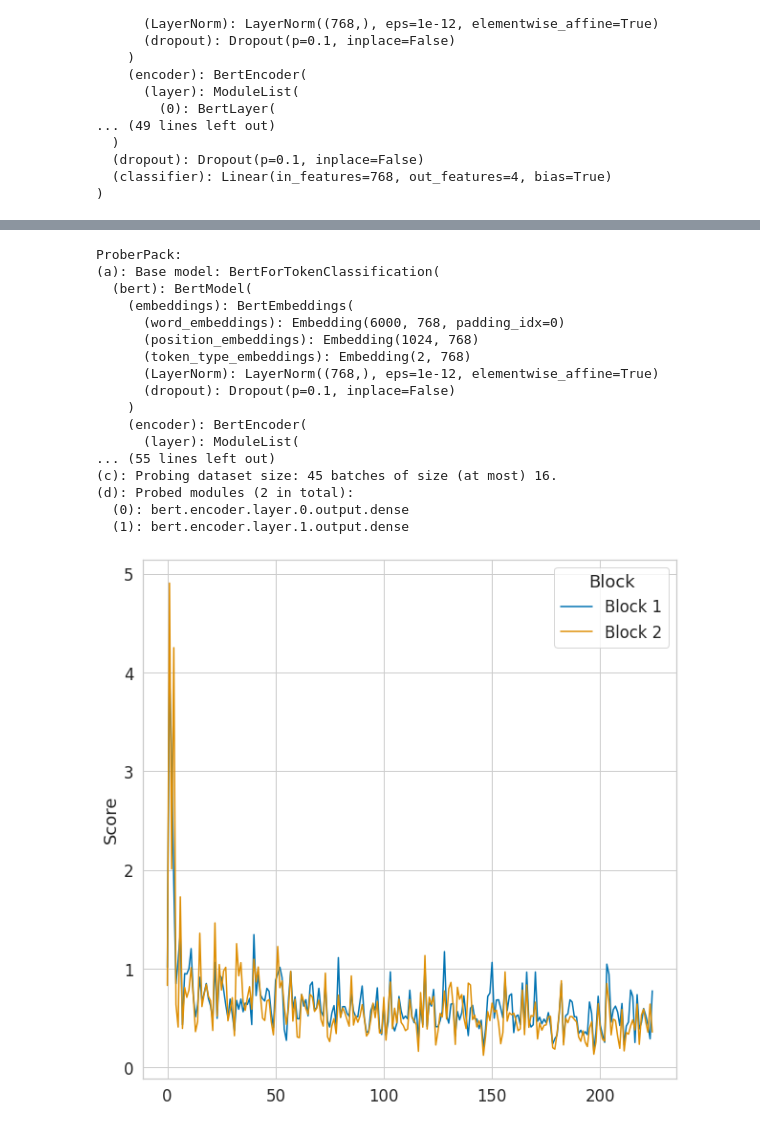
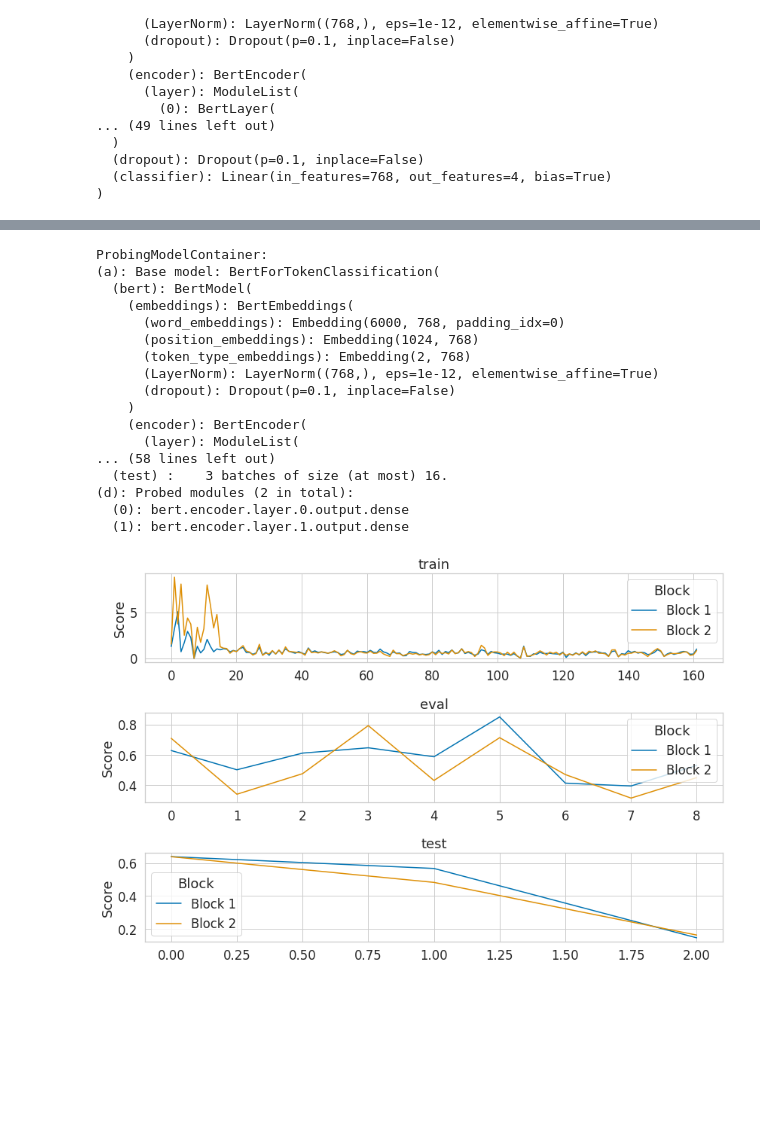
Before and after one commit to ulysses-camara/ulysses-curiosity, a Jupyter notebook: notebooks/test_notebook.ipynb, the cells around one changed output, grey strips where cells are left out. Drawn from its saved outputs; the diff is of its cells as text; code cells hidden in the pictures; blank space fills up the shorter version.

Commit message:
update: tests in test_notebook

```diff
--- a/notebooks/test_notebook.ipynb
+++ b/notebooks/test_notebook.ipynb
@@ -180,7 +251,7 @@ import datasets
 
 data = datasets.Dataset.load_from_disk(
     "../../segmentador/data/df_tokenized_split_0_120000_6000/eval/"
-).shard(num_shards=20, index=0)
+).shard(num_shards=15, index=0)
 
 def fn_pad(item):
     new_item = {}
@@ -205,5 +276,7 @@ num_cls = 3
 
 data = data.map(fn_pad)
 data.set_format("torch")
-data
+df_train, aux = data.train_test_split(test_size=0.1, shuffle=True).values()
+df_eval, df_test = aux.train_test_split(test_size=0.5, shuffle=False).values()
+df_train, df_eval, df_test
 # %% [output]
@@ -237,24 +330,30 @@ import functools
 
 loss_fn = torch.nn.CrossEntropyLoss()
 
-task = curiosidade.TaskCustom(
-    probing_dataloader=probing_dataloader,
+task = curiosidade.ProbingTaskCustom(
+    probing_dataloader_train=probing_dataloader_train,
+    probing_dataloader_eval=probing_dataloader_eval,
+    probing_dataloader_test=probing_dataloader_test,
     loss_fn=loss_fn,
-    task_name="debug_task",
+    task_name="debug_task_bert",
+)
+
+probing_factory = curiosidade.ProbingModelFactory(
+    task=task,
+    probing_model_fn=ProbingModel,
+    optim_fn=functools.partial(torch.optim.Adam, lr=0.005),
 )
 
 prober = curiosidade.core.attach_probers(
     base_model=transformer_model,
-    probing_model_fn=ProbingModel,
-    task=task,
-    optim_fn=functools.partial(torch.optim.Adam, lr=0.005),
-    layers_to_attach="bert.encoder.layer.\d+.output.dense",
+    probing_model_factory=probing_factory,
+    modules_to_attach="bert.encoder.layer.\d+.output.dense",
     device="cuda",
 )
 
 prober
 # %% [output]
-ProberPack:
+ProbingModelContainer:
 (a): Base model: BertForTokenClassification(
   (bert): BertModel(
     (embeddings): BertEmbeddings(
@@ -266,25 +365,44 @@ ProberPack:
     )
     (encoder): BertEncoder(
       (layer): ModuleList(
-... (55 lines left out)
-(c): Probing dataset size: 45 batches of size (at most) 16.
+... (58 lines left out)
+  (test) :    3 batches of size (at most) 16.
 (d): Probed modules (2 in total):
   (0): bert.encoder.layer.0.output.dense
   (1): bert.encoder.layer.1.output.dense
 # %%
-probing_res = prober.train(num_epochs=5, show_progress_bar=True)
+probing_res = prober.train(
+    num_epochs=3,
+    show_progress_bar=True,
+)
 # %%
-df = pd.DataFrame.from_dict(probing_res)
+def create_plot(data, ax, split):
+    df = pd.DataFrame.from_dict(data)
 
-df = pd.DataFrame(np.vstack((
-    list(zip(df.shape[0] * ["Block 1"], df.iloc[:, 0])),
-    list(zip(df.shape[0] * ["Block 2"], df.iloc[:, 1])),
-)), columns=["Block", "Score"])
+    ax.set_title(split)
 
-df["Score"] = df["Score"].astype(float)
+    df = pd.DataFrame(np.vstack((
+        list(zip(df.shape[0] * ["Block 1"], df.iloc[:, 0])),
+        list(zip(df.shape[0] * ["Block 2"], df.iloc[:, 1])),
+    )), columns=["Block", "Score"])
 
-sns.set_theme(context="notebook", style="whitegrid", font_scale=1.5, palette="colorblind")
-fig, ax = plt.subplots(1, figsize=(10, 10))
-sns.lineplot(x=df.index % (df.shape[0]//2), y="Score", hue="Block", data=df, ax=ax);
+    df["Score"] = df["Score"].astype(float)
+    sns.lineplot(x=df.index % (df.shape[0]//2), y="Score", hue="Block", data=df, ax=ax);
+
+
+sns.set_theme(
+    context="notebook",
+    style="whitegrid",
+    font_scale=1.5,
+    palette="colorblind",
+)
+
+fig, (ax1, ax2, ax3) = plt.subplots(3, figsize=(12, 8))
+
+create_plot(probing_res.train, ax=ax1, split="train")
+create_plot(probing_res.eval, ax=ax2, split="eval")
+create_plot(probing_res.test, ax=ax3, split="test")
+
+plt.tight_layout()
 # %% [output]
-[figure, old version]
+[figure, new version]
```
Also changed, not shown: parts of 8 cells of this notebook.
